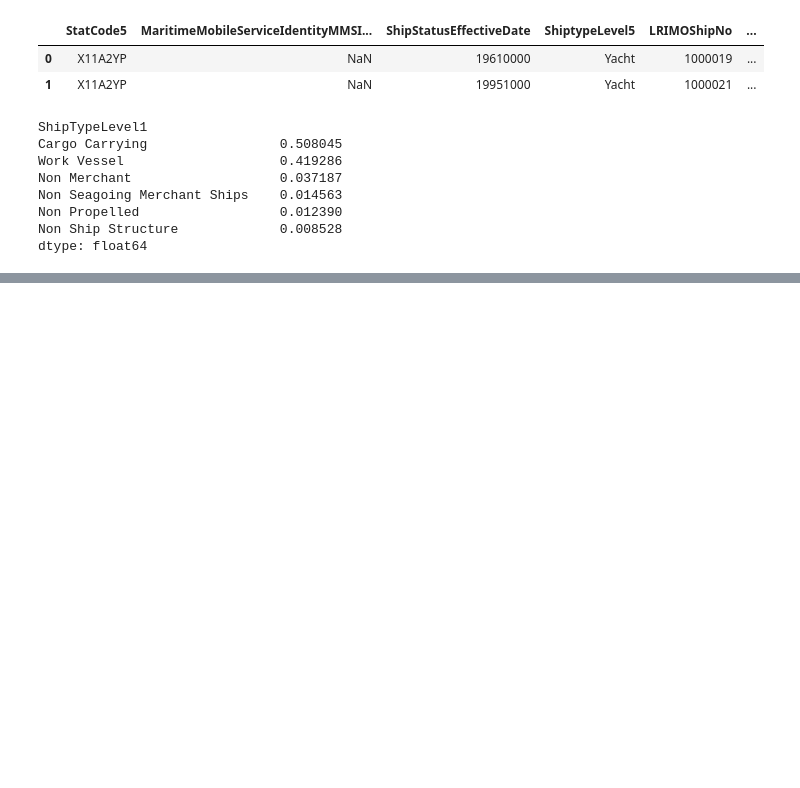
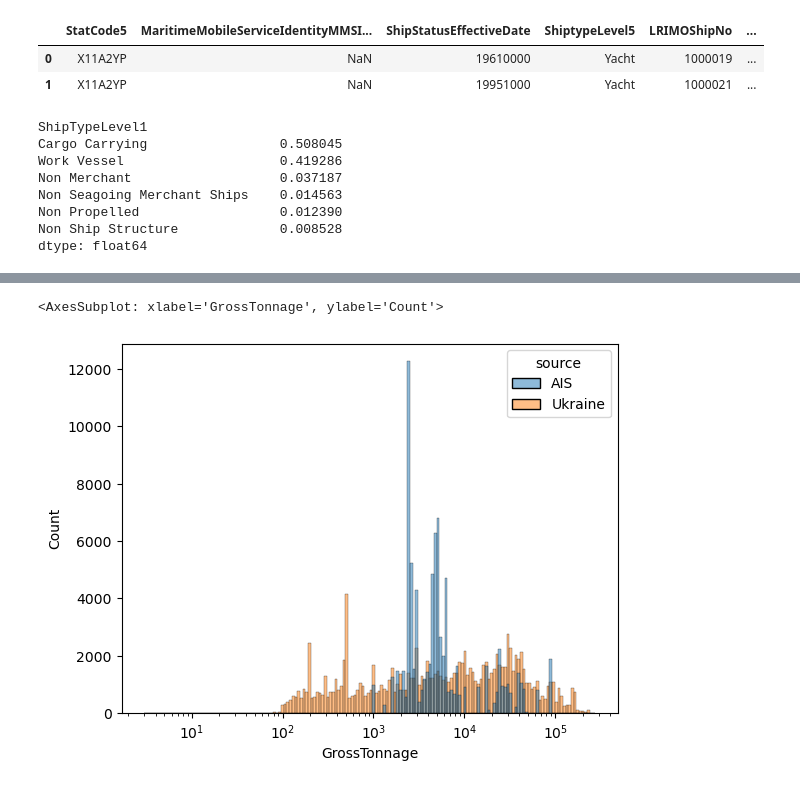
Before and after one commit to InseeFrLab/hackathon-un-2022, a Jupyter notebook: notebooks/analyze_ihs.ipynb, the cells around one changed output, grey strips where cells are left out. Cells and saved outputs as stored; diff of their text form; code cells hidden in the pictures; blank space fills up the shorter version.

```diff
--- a/notebooks/analyze_ihs.ipynb
+++ b/notebooks/analyze_ihs.ipynb
@@ -108,0 +213,16 @@ dtype: float64
+# %%
+import seaborn as sns
+import matplotlib.pyplot as plt
+
+x = AIS_enriched.loc[AIS_enriched['ShipTypeLevel1'] == "Cargo Carrying"]#['GrossTonnage']
+y = ship_data_enriched.loc[ship_data_enriched['ShipTypeLevel1'] == "Cargo Carrying"]#['GrossTonnage']
+
+temp = pd.concat(
+    [x.assign(source="AIS"),y.assign(source="Ukraine")]
+)
+temp = temp.loc[temp['GrossTonnage'] > 0]
+
+sns.histplot(data=temp, x = "GrossTonnage", hue = "source", log_scale=True)
+# %% [output]
+<AxesSubplot: xlabel='GrossTonnage', ylabel='Count'>
+[figure, added]
```
Also changed, not shown: parts of 21 cells of this notebook.
